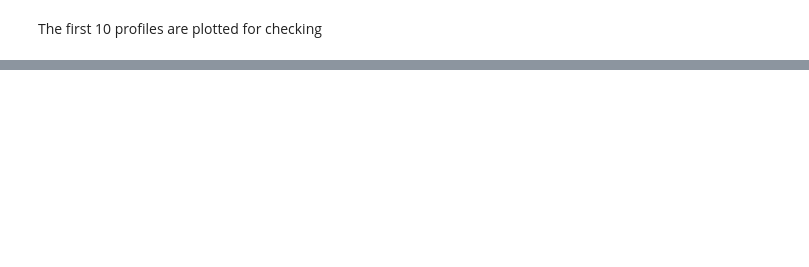
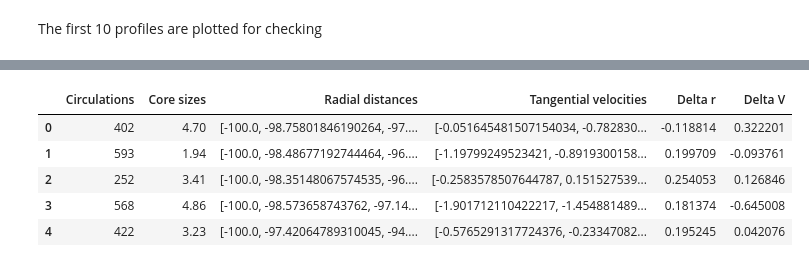
Before and after one commit to YanRob/Wake-Vortex, a Jupyter notebook: Analysis of Single Aircraft Wake Vortices.ipynb, the cells around one changed output, grey strips where cells are left out. Cells and saved outputs as stored; diff of their text form; code cells hidden in the pictures; blank space fills up the shorter version.

```diff
--- a/Analysis of Single Aircraft Wake Vortices.ipynb
+++ b/Analysis of Single Aircraft Wake Vortices.ipynb
@@ -765,0 +775,7 @@ plt.show()
+# %%
+profiles_df = pd.DataFrame({'Circulations': profiles[0],
+                            'Core sizes': profiles[1],
+                            'Radial distances': profiles[2],
+                            'Tangential velocities': profiles[3],
+                            'Delta r': profiles[4],
+                            'Delta V': profiles[5]})
@@ -765,0 +816,9 @@ plt.show()
+# %%
+profiles_df.head()
+# %% [output]
+|  | Circulations | Core sizes | Radial distances | Tangential velocities | Delta r | Delta V |
+| 0 | 402 | 4.70 | [-100.0, -98.75801846190264, -97.... | [-0.051645481507154034, -0.782830... | -0.118814 | 0.322201 |
+| 1 | 593 | 1.94 | [-100.0, -98.48677192744464, -96.... | [-1.19799249523421, -0.8919300158... | 0.199709 | -0.093761 |
+| 2 | 252 | 3.41 | [-100.0, -98.35148067574535, -96.... | [-0.2583578507644787, 0.151527539... | 0.254053 | 0.126846 |
+| 3 | 568 | 4.86 | [-100.0, -98.573658743762, -97.14... | [-1.901712110422217, -1.454881489... | 0.181374 | -0.645008 |
+| 4 | 422 | 3.23 | [-100.0, -97.42064789310045, -94.... | [-0.5765291317724376, -0.23347082... | 0.195245 | 0.042076 |
```
Also changed, not shown: parts of 27 cells of this notebook, 7 other files.
